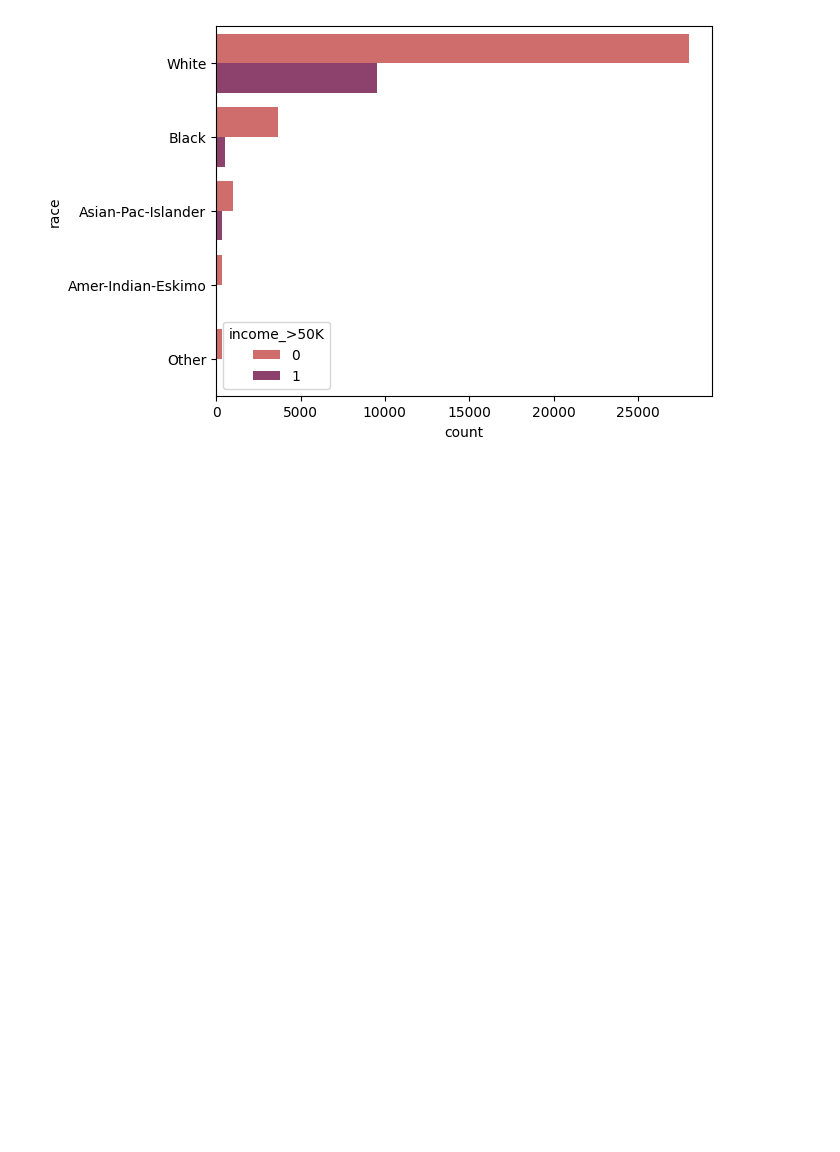
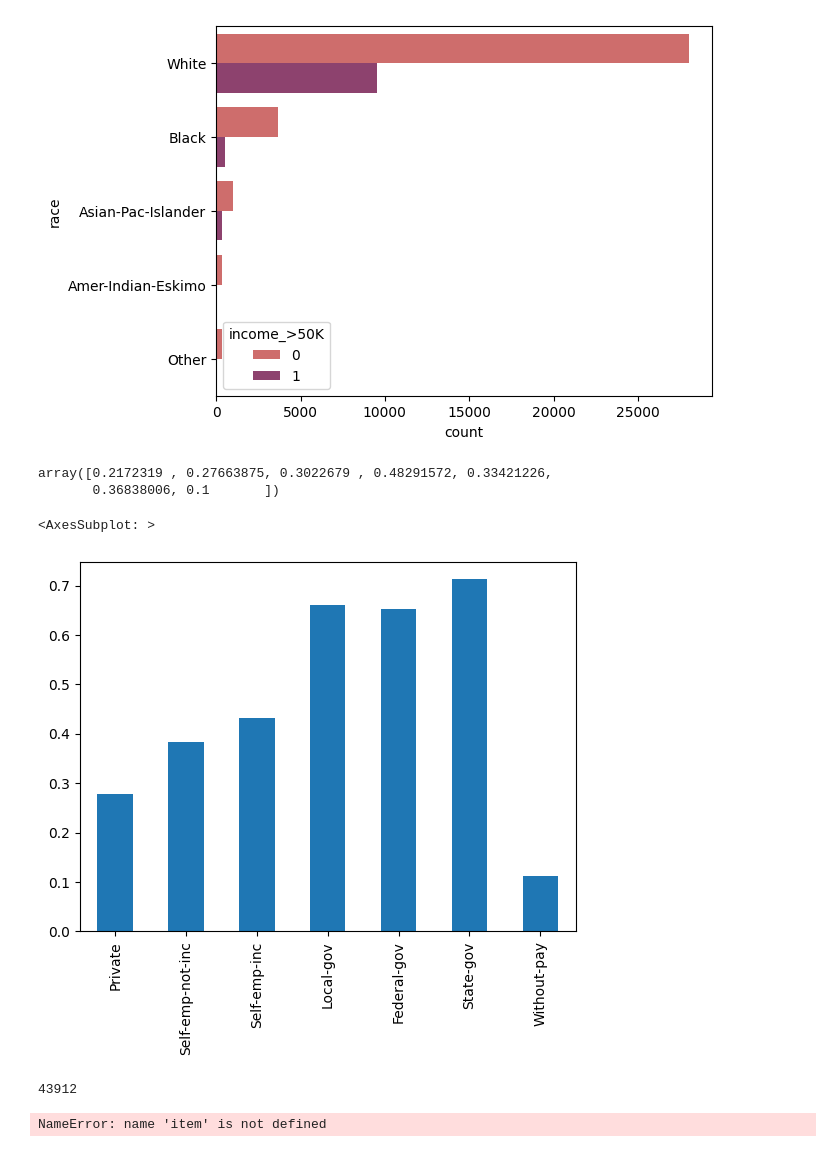
Before and after one commit to clapelosi/income_50, a Jupyter notebook: code/Exploration.ipynb, the cells around one changed output. Cells and saved outputs as stored; diff of their text form; code cells hidden in the pictures; blank space fills up the shorter version.

```diff
--- a/code/Exploration.ipynb
+++ b/code/Exploration.ipynb
@@ -170,3 +170,26 @@ for i in range(len(cols)):
 [figure]
 [figure]
 [figure]
+# %%
+
+
+p = df_train[df_train.workclass != 'Never-worked'].workclass.value_counts().values/df_train.workclass.value_counts().sum()
+p_cond = df_train[df_train['income_>50K'] == 1 ].workclass.value_counts().values/df_train.workclass.value_counts().sum()
+
+p
+# %% [output]
+array([0.2172319 , 0.27663875, 0.3022679 , 0.48291572, 0.33421226,
+       0.36838006, 0.1       ])
+# %%
+(df_train[df_train['income_>50K'] == 1 ].workclass.value_counts()/df_train[df_train['income_>50K'] == 0][df_train['workclass'] != 'Never-worked'].workclass.value_counts().values).plot.bar()
+# %% [output]
+<AxesSubplot: >
+[figure, added]
+# %%
+df_train.relationship.value_counts().sum()
+# %% [output]
+43912
+# %%
+df_train[df_train['relationship'] in item('Husband','Wife')].value_counts().sum()
+# %% [output]
+NameError: name 'item' is not defined
```
Also changed, not shown: parts of 4 cells of this notebook.
